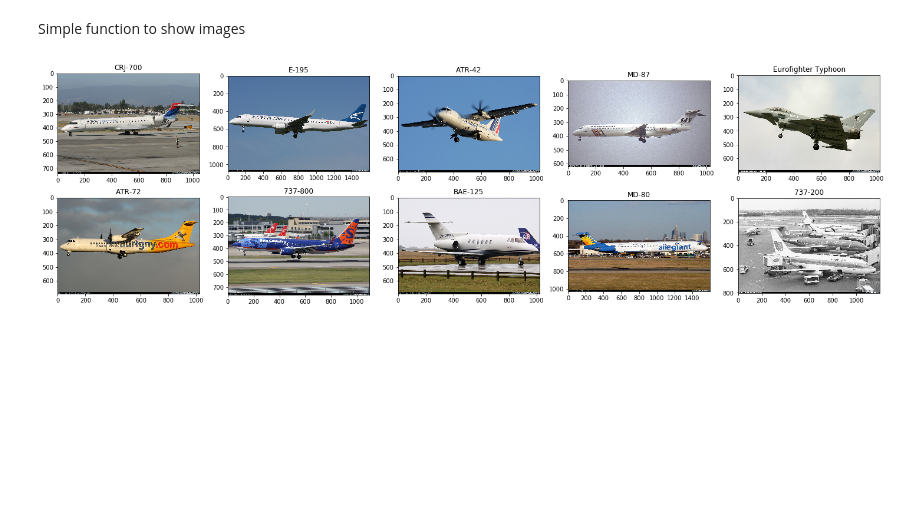
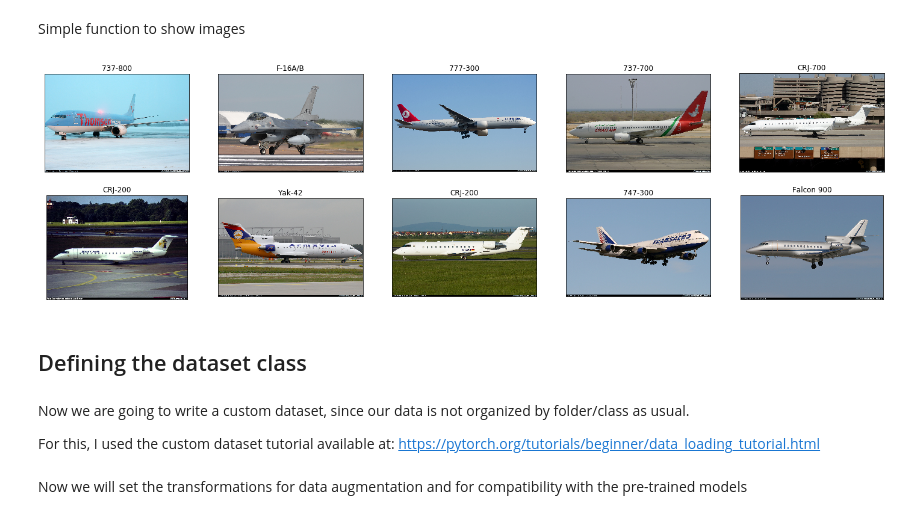
Before and after one commit to santiagosoares80/aircraft, a Jupyter notebook: model/Aircraft.ipynb, the cells around one changed output. Cells and saved outputs as stored; diff of their text form; code cells hidden in the pictures; blank space fills up the shorter version.

```diff
--- a/model/Aircraft.ipynb
+++ b/model/Aircraft.ipynb
@@ -53,13 +52,20 @@ Simple function to show images
 # %%
 images_path = "../fgvc-aircraft-2013b/data/images"
 samples_num = 10
 sample = variant_train.sample(samples_num)
 
 fig = plt.figure(figsize=(25,7))
 
 for (_, image), idx in zip(sample.iterrows(), range(samples_num)):
-    axes = fig.add_subplot(2, samples_num/2, idx+1)
+    axes = fig.add_subplot(2, samples_num/2, idx+1, xticks=[], yticks=[])
     plt.imshow(io.imread(os.path.join(images_path, image["File"])))
     axes.set_title(image["Variant"])
 # %% [output]
-[figure, old version]
+[figure, new version]
+# %% [markdown]
+## Defining the dataset class
+# %% [markdown]
+Now we are going to write a custom dataset, since our data is not organized by folder/class as usual.
+
+For this, I used the custom dataset tutorial available at:
+https://pytorch.org/tutorials/beginner/data_loading_tutorial.html
@@ -65,0 +102,2 @@ for (_, image), idx in zip(sample.iterrows(), range(samples_num)):
+# %% [markdown]
+Now we will set the transformations for data augmentation and for compatibility with the pre-trained models
```
Also changed, not shown: parts of 11 cells of this notebook.
